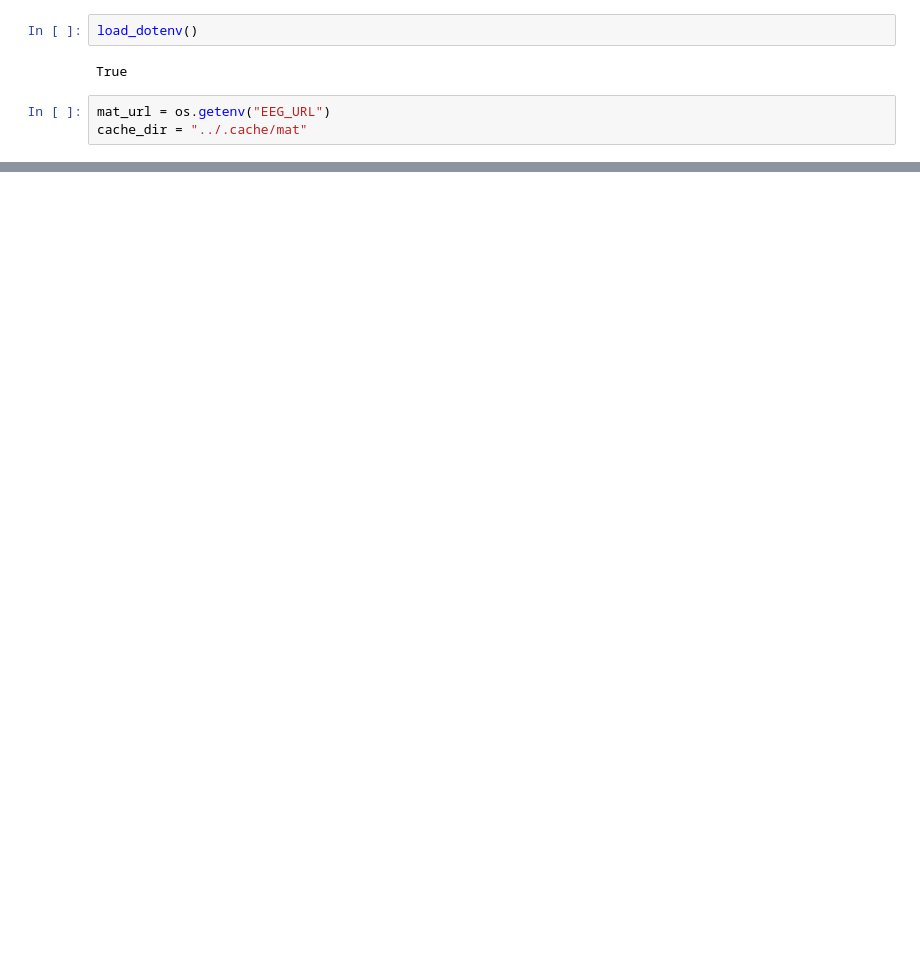
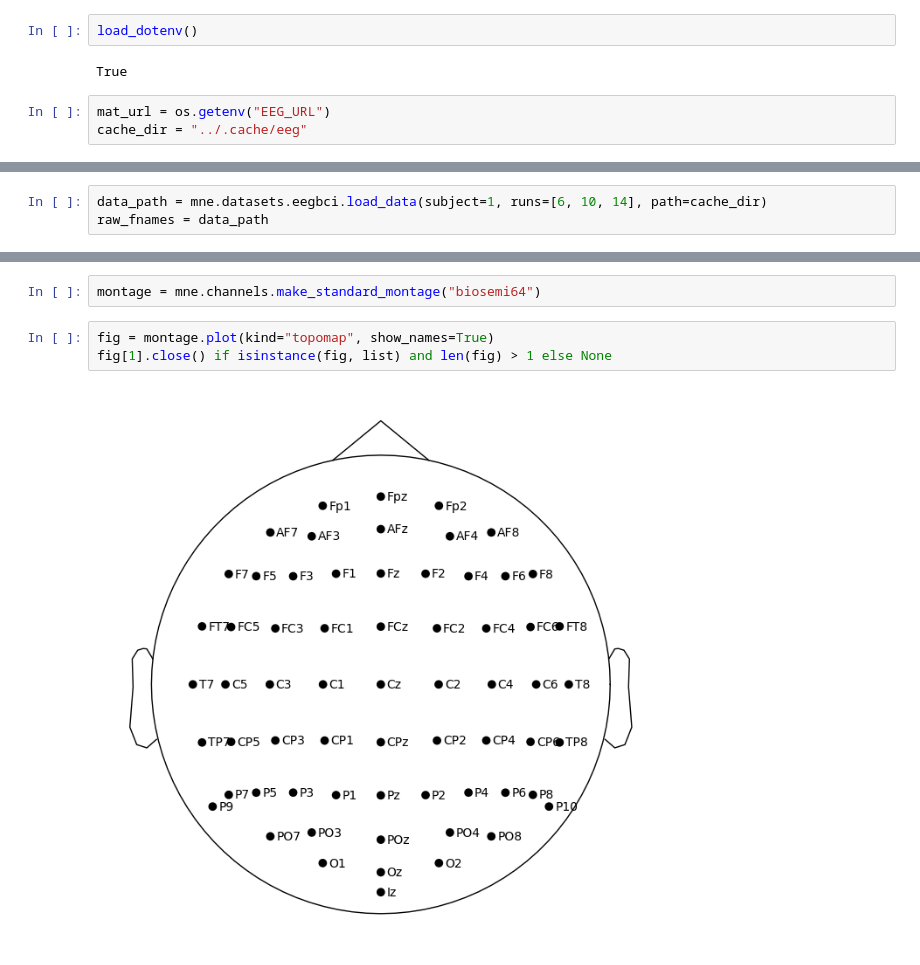
Before and after one commit to Innopolis-tensor-compression/tensor-compression-methods, a Jupyter notebook: experiments/EEG.ipynb, the cells around one changed output, grey strips where cells are left out. Cells and saved outputs as stored; diff of their text form; blank space fills up the shorter version.

```diff
--- a/experiments/EEG.ipynb
+++ b/experiments/EEG.ipynb
@@ -27,4 +29,4 @@ load_dotenv()
 True
 # %%
 mat_url = os.getenv("EEG_URL")
-cache_dir = "../.cache/mat"
+cache_dir = "../.cache/eeg"
@@ -57,0 +140,3 @@ mat_subs_ica_bgr[0].shape
+# %%
+data_path = mne.datasets.eegbci.load_data(subject=1, runs=[6, 10, 14], path=cache_dir)
+raw_fnames = data_path
@@ -57,0 +188,7 @@ mat_subs_ica_bgr[0].shape
+# %%
+montage = mne.channels.make_standard_montage("biosemi64")
+# %%
+fig = montage.plot(kind="topomap", show_names=True)
+fig[1].close() if isinstance(fig, list) and len(fig) > 1 else None
+# %% [output]
+[figure, added]
```
Also changed, not shown: parts of 37 cells of this notebook, 15 other files.
